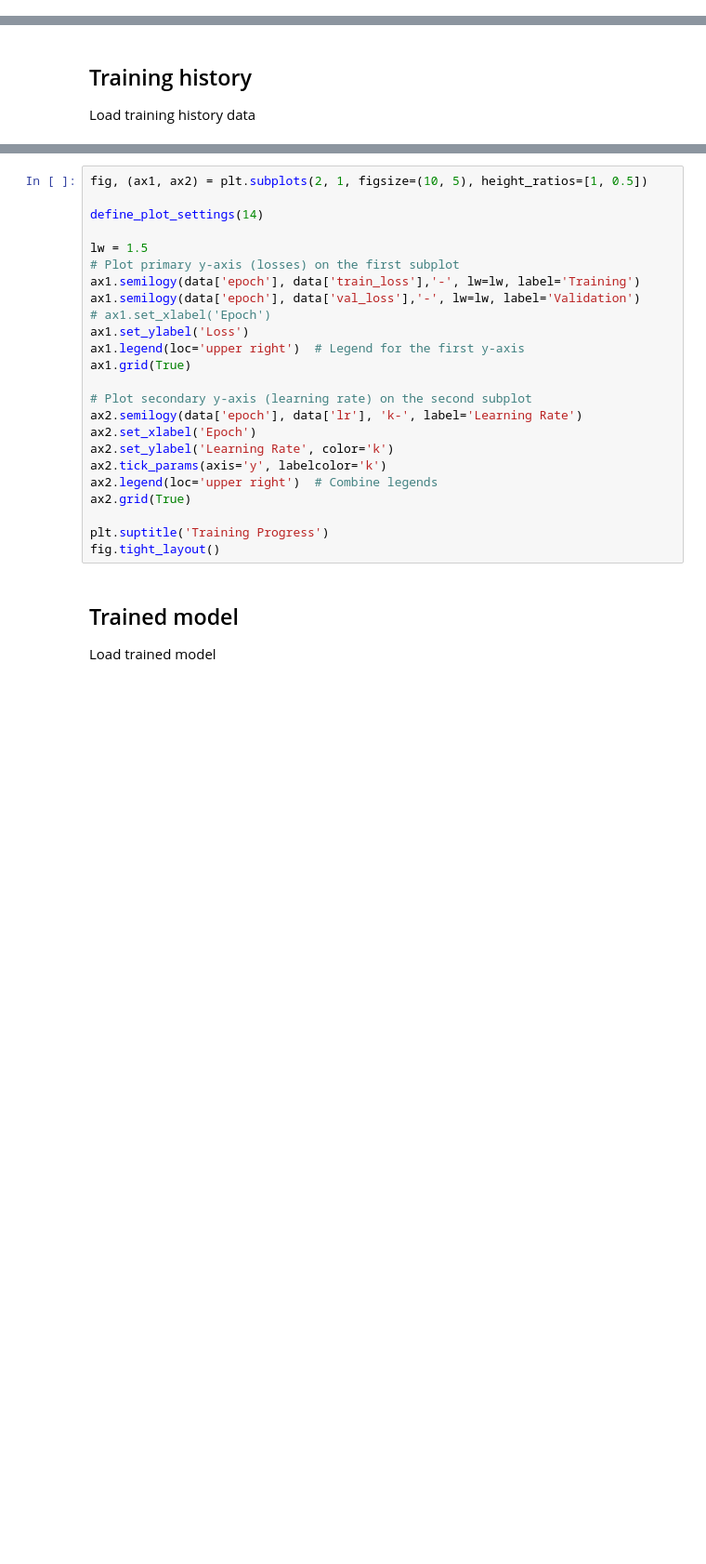
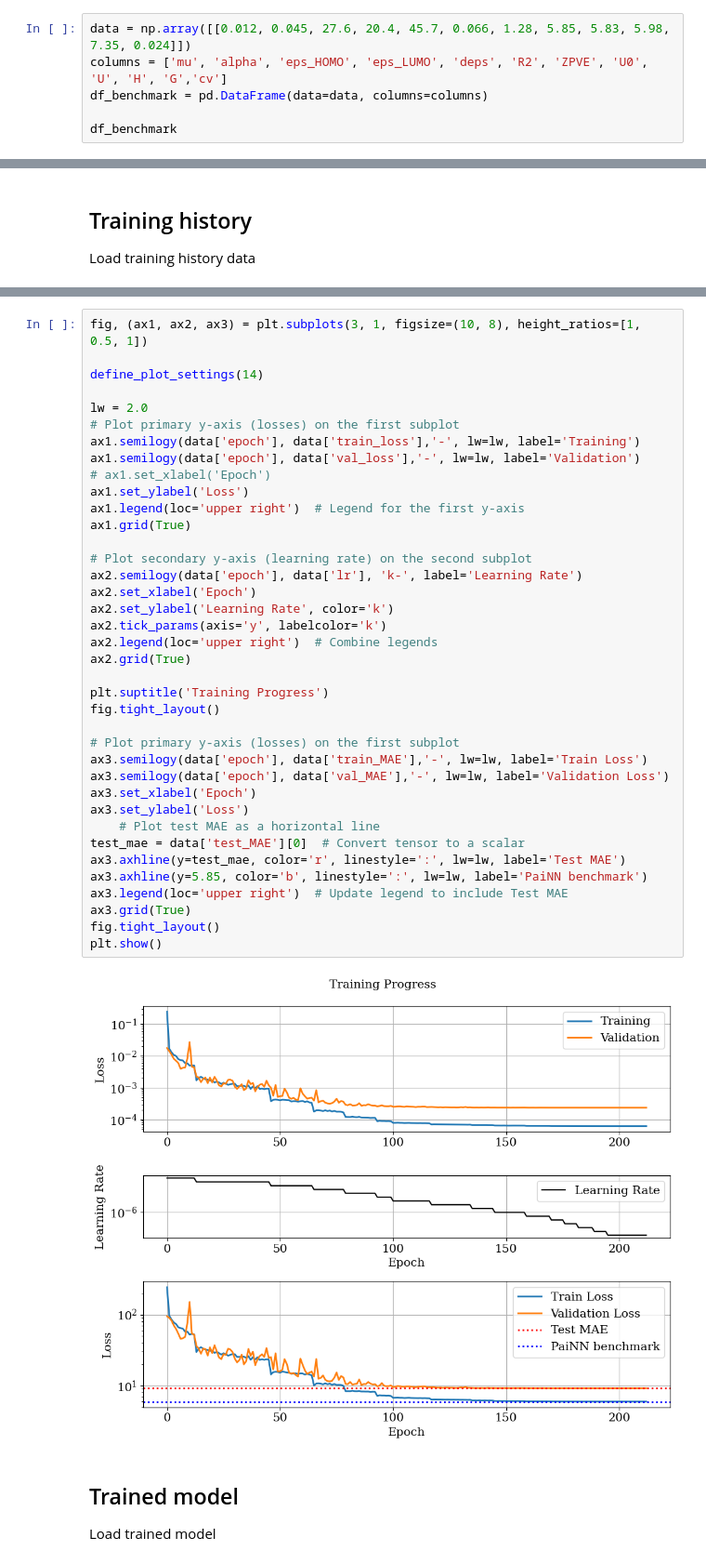
Before and after one commit to MarkusTHolm/DeepLearning_PAINN, a Jupyter notebook: examples/dataplotter.ipynb, the cells around one changed output, grey strips where cells are left out. Shown at 93% size. Drawn from its saved outputs; the diff is of its cells as text; blank space fills up the shorter version.

```diff
--- a/examples/dataplotter.ipynb
+++ b/examples/dataplotter.ipynb
@@ -14,0 +21,6 @@ Error:
+# %%
+data = np.array([[0.012, 0.045, 27.6, 20.4, 45.7, 0.066, 1.28, 5.85, 5.83, 5.98, 7.35, 0.024]])
+columns = ['mu', 'alpha', 'eps_HOMO', 'eps_LUMO', 'deps', 'R2', 'ZPVE', 'U0', 'U', 'H', 'G','cv']
+df_benchmark = pd.DataFrame(data=data, columns=columns)
+
+df_benchmark
@@ -29,27 +50,43 @@ for key in data:
 # %%
-fig, (ax1, ax2) = plt.subplots(2, 1, figsize=(10, 5), height_ratios=[1, 0.5])
+fig, (ax1, ax2, ax3) = plt.subplots(3, 1, figsize=(10, 8), height_ratios=[1, 0.5, 1])
 
 define_plot_settings(14)
 
-lw = 1.5
+lw = 2.0
 # Plot primary y-axis (losses) on the first subplot
 ax1.semilogy(data['epoch'], data['train_loss'],'-', lw=lw, label='Training')
 ax1.semilogy(data['epoch'], data['val_loss'],'-', lw=lw, label='Validation')
 # ax1.set_xlabel('Epoch')
 ax1.set_ylabel('Loss')
 ax1.legend(loc='upper right')  # Legend for the first y-axis
 ax1.grid(True)
 
 # Plot secondary y-axis (learning rate) on the second subplot
 ax2.semilogy(data['epoch'], data['lr'], 'k-', label='Learning Rate')
 ax2.set_xlabel('Epoch')
 ax2.set_ylabel('Learning Rate', color='k')
 ax2.tick_params(axis='y', labelcolor='k')
 ax2.legend(loc='upper right')  # Combine legends
 ax2.grid(True)
 
 plt.suptitle('Training Progress')
 fig.tight_layout()
+
+# Plot primary y-axis (losses) on the first subplot
+ax3.semilogy(data['epoch'], data['train_MAE'],'-', lw=lw, label='Train Loss')
+ax3.semilogy(data['epoch'], data['val_MAE'],'-', lw=lw, label='Validation Loss')
+ax3.set_xlabel('Epoch')
+ax3.set_ylabel('Loss')
+    # Plot test MAE as a horizontal line
+test_mae = data['test_MAE'][0]  # Convert tensor to a scalar
+ax3.axhline(y=test_mae, color='r', linestyle=':', lw=lw, label='Test MAE')
+ax3.axhline(y=5.85, color='b', linestyle=':', lw=lw, label='PaiNN benchmark')
+ax3.legend(loc='upper right')  # Update legend to include Test MAE
+ax3.grid(True)
+fig.tight_layout()
+plt.show()
+# %% [output]
+[figure, added]
 # %% [markdown]
 ## Trained model
 
```
Also changed, not shown: parts of 7 cells of this notebook, 7 other files.
